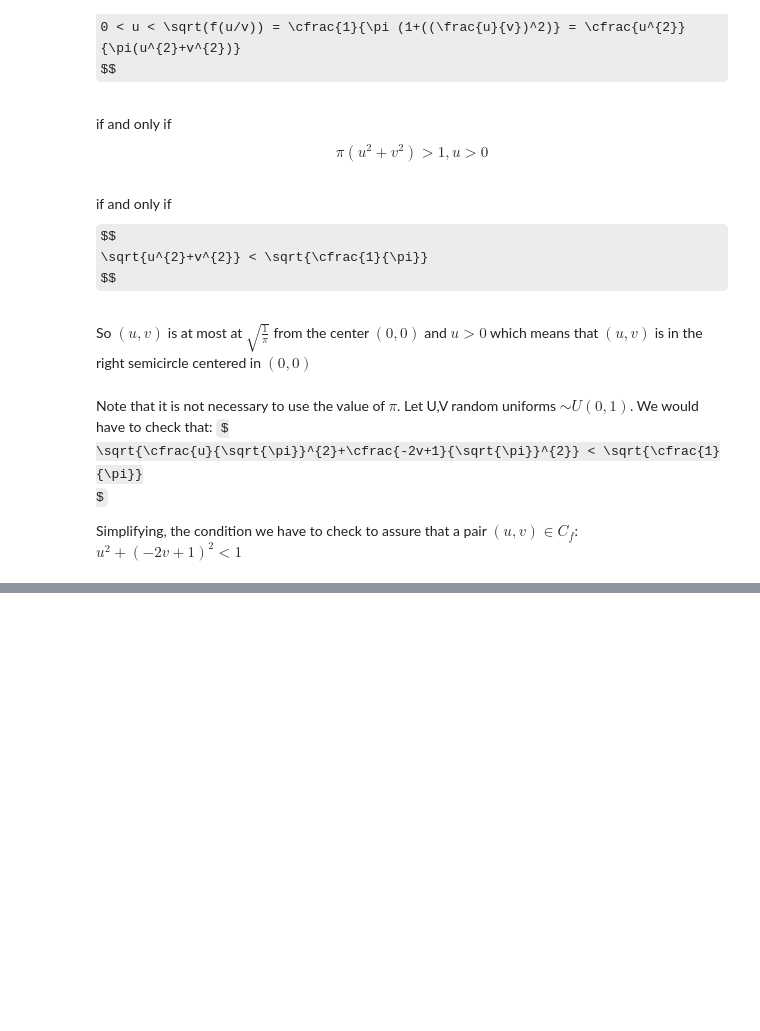
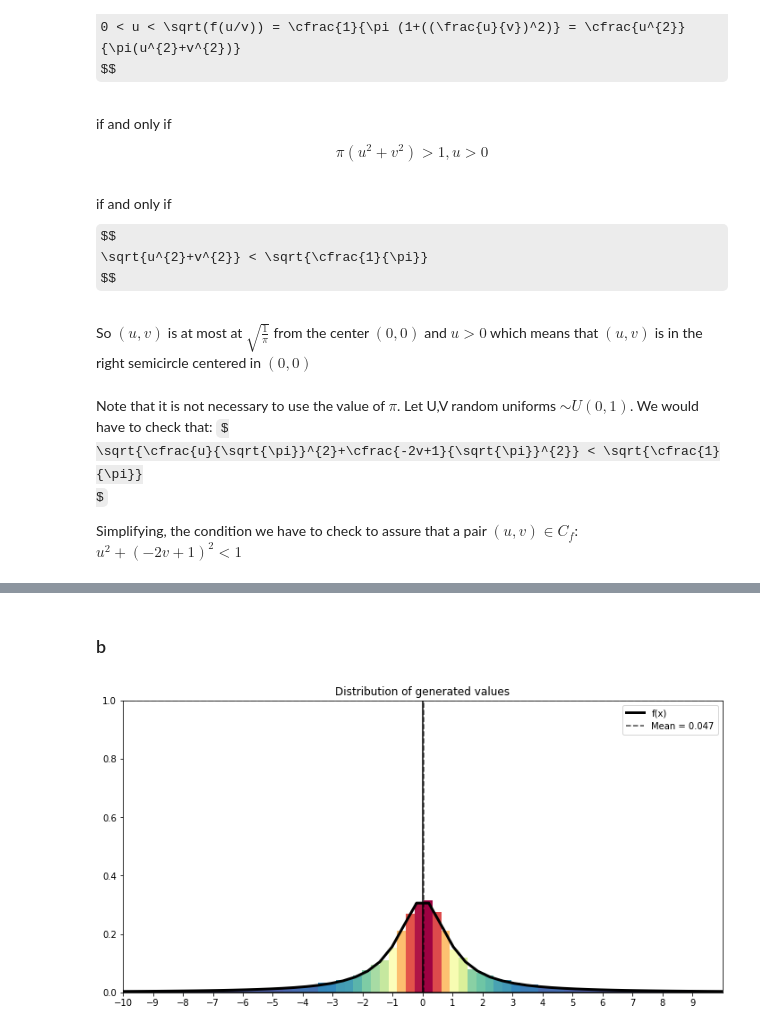
Before and after one commit to git-lu/models-and-simulations, a Jupyter notebook: exguide5.ipynb, the cells around one changed output, grey strips where cells are left out. Cells and saved outputs as stored; diff of their text form; code cells hidden in the pictures; some formulas as TeX source; blank space fills up the shorter version.

```diff
--- a/exguide5.ipynb
+++ b/exguide5.ipynb
@@ -1016,0 +1056,7 @@ c) State if it is possible to generate X using rejection method, rejecting with
+# %% [markdown]
+### b
+# %%
+cauchyIT = Cauchy(method='it',x_lim=(-10,10))
+cauchyIT.plot(10000,bins=400)
+# %% [output]
+[figure, added]
```
Also changed, not shown: parts of 35 cells of this notebook, 3 other files.
